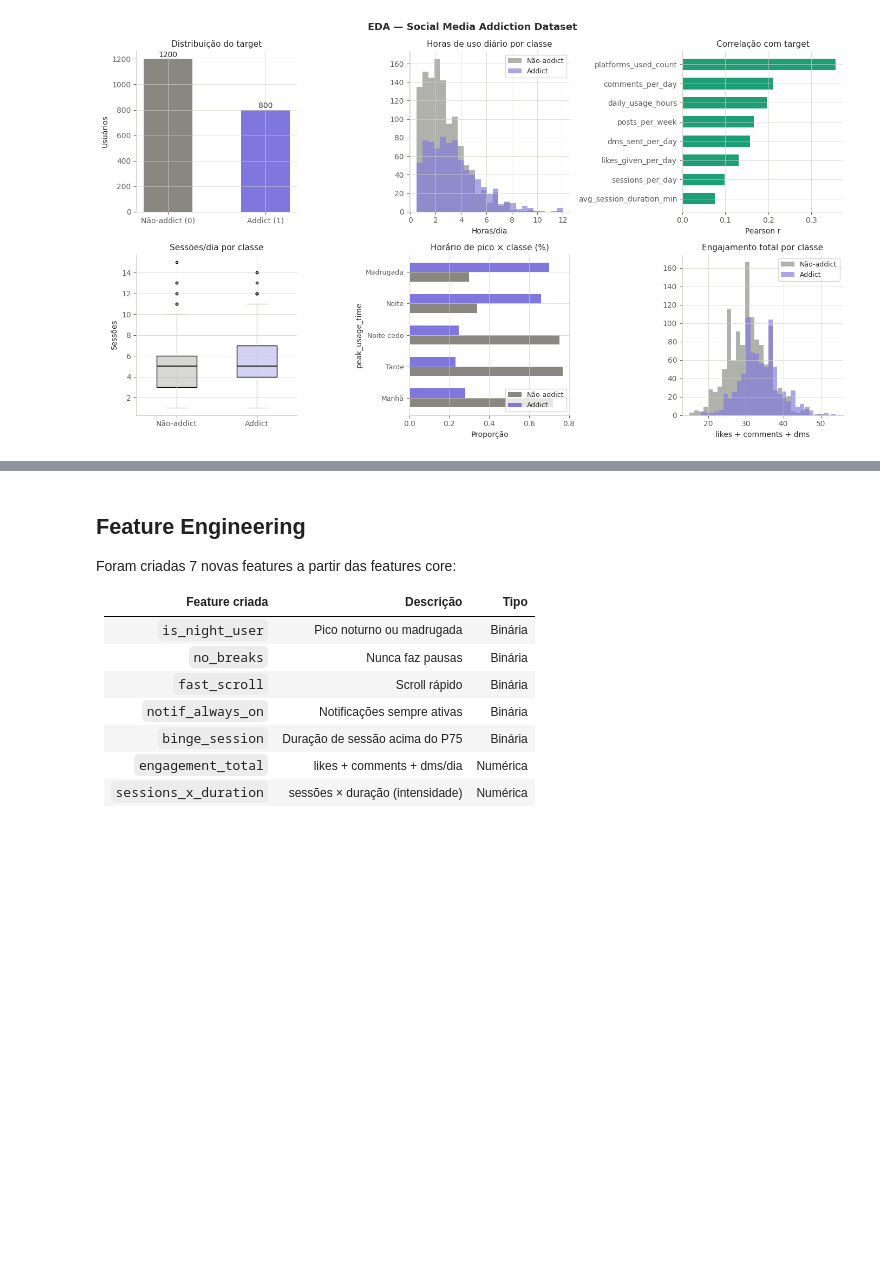
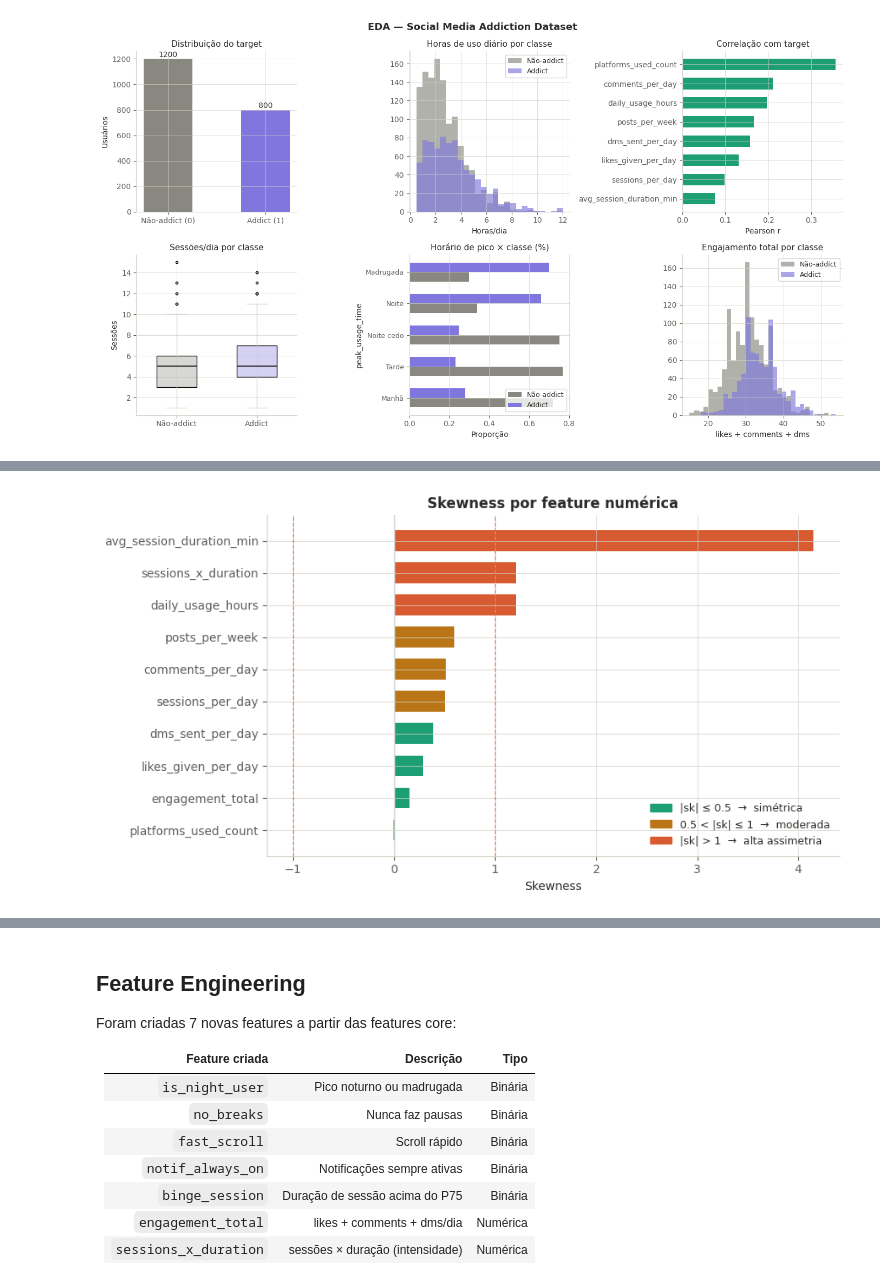
Before and after one commit to razevedo1994/tcc_fia, a Jupyter notebook: projeto_final.ipynb, the cells around one changed output, grey strips where cells are left out. Cells and saved outputs as stored; diff of their text form; code cells hidden in the pictures; blank space fills up the shorter version.

```diff
--- a/projeto_final.ipynb
+++ b/projeto_final.ipynb
@@ -409,0 +552,25 @@ plt.show()
+# %%
+# `avg_session_duration_min` apresenta **skewness = 4.15** (alta assimetria positiva), indicando que a maioria dos usuários tem sessões curtas, mas alguns poucos têm sessões muito longas — comportamento típico de uso em rajadas (*binge sessions*).
+fig, ax = plt.subplots(figsize=(9, 5))
+skews = df[FEATURES_NUM].skew().sort_values()
+colors_sk = [C_CORAL if abs(v) > 1 else C_AMBER if abs(v) > 0.5 else C_TEAL
+             for v in skews.values]
+
+ax.barh(skews.index, skews.values, color=colors_sk, edgecolor="none", height=0.65)
+ax.axvline(0,  color=BORDER, linewidth=1)
+ax.axvline( 1, color=C_CORAL, linewidth=0.9, linestyle="--", alpha=0.7)
+ax.axvline(-1, color=C_CORAL, linewidth=0.9, linestyle="--", alpha=0.7)
+ax.set_title("Skewness por feature numérica", fontsize=12, fontweight="bold")
+ax.set_xlabel("Skewness")
+
+from matplotlib.patches import Patch
+ax.legend(handles=[
+    Patch(color=C_TEAL,  label="|sk| ≤ 0.5  →  simétrica"),
+    Patch(color=C_AMBER, label="0.5 < |sk| ≤ 1  →  moderada"),
+    Patch(color=C_CORAL, label="|sk| > 1  →  alta assimetria"),
+], fontsize=9, frameon=False)
+
+plt.tight_layout()
+plt.show()
+# %% [output]
+[figure, added]
```
Also changed, not shown: parts of 12 cells of this notebook.
